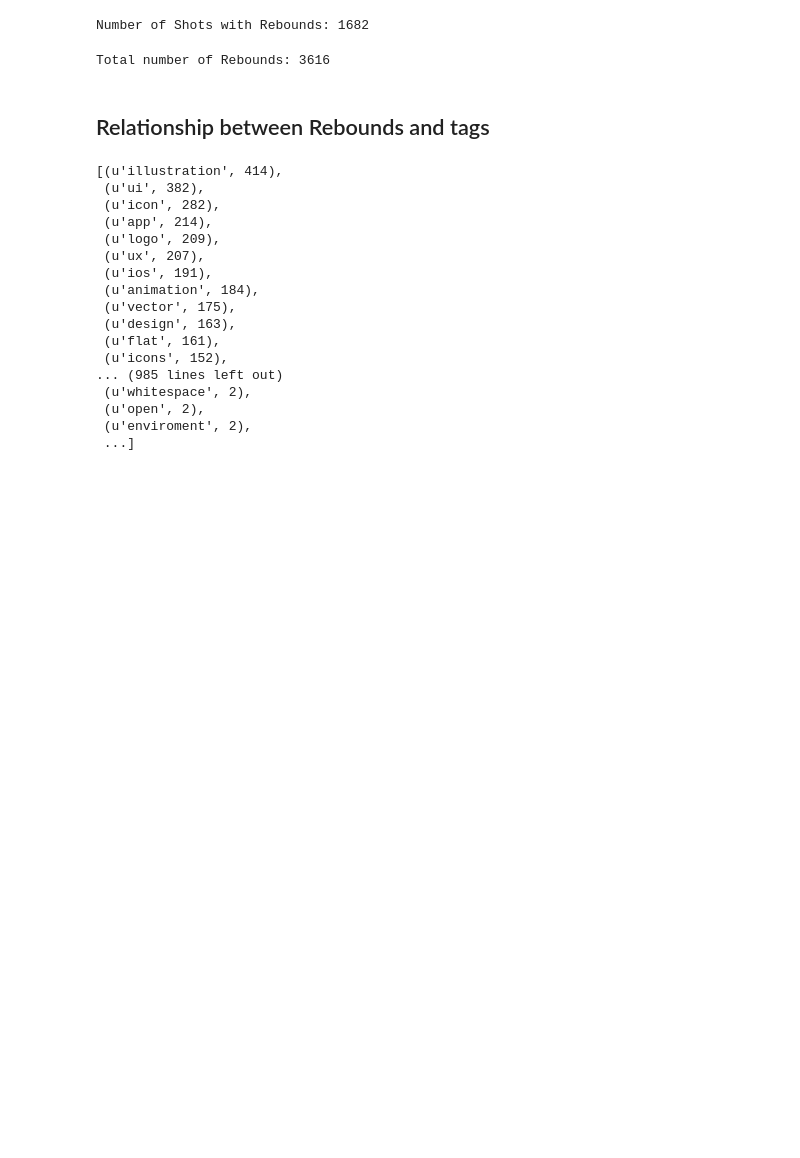
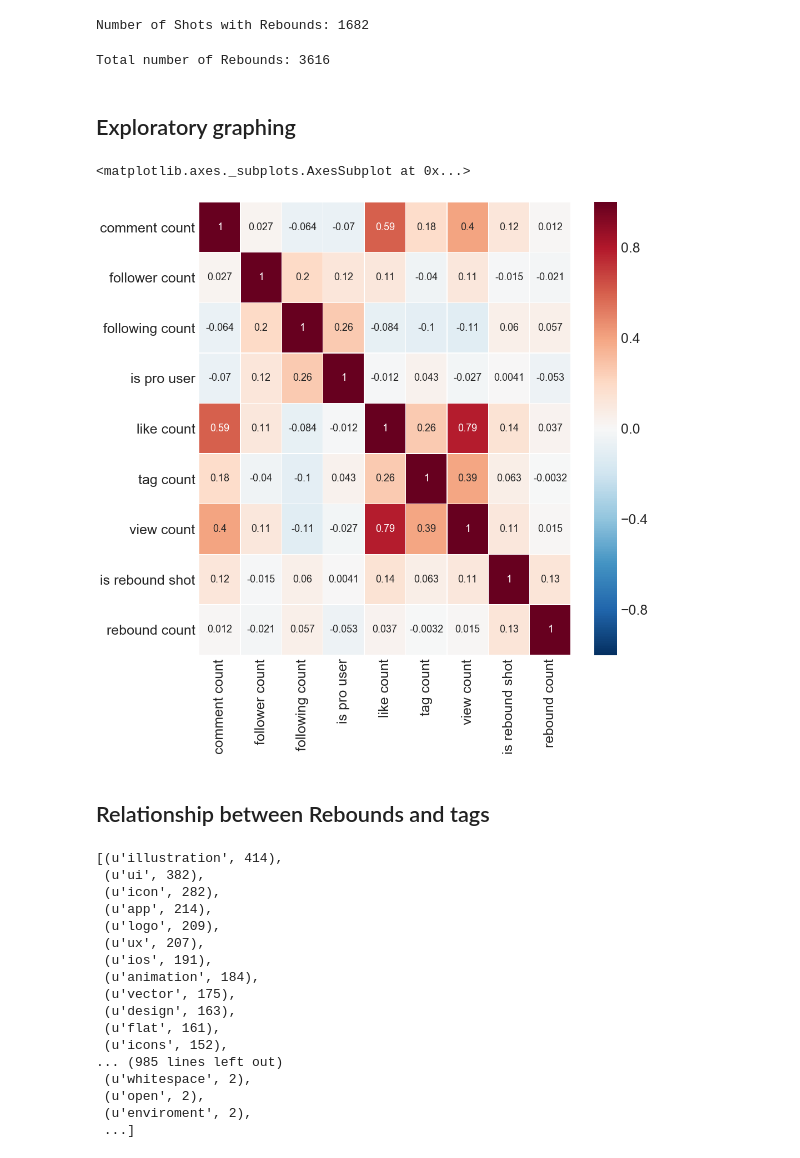
Before and after one commit to kapil1garg/sccs-dribble-parser, a Jupyter notebook: dribbble-scraping-kapil.ipynb, the cells around one changed output. Cells and saved outputs as stored; diff of their text form; code cells hidden in the pictures; blank space fills up the shorter version.

Commit message:
adding correlation heatmap

```diff
--- a/dribbble-scraping-kapil.ipynb
+++ b/dribbble-scraping-kapil.ipynb
@@ -106,6 +111,27 @@ else:
 print 'Total number of Rebounds: ' + str(len(all_rebounds))
 # %% [output]
 Total number of Rebounds: 3616
+# %% [markdown]
+## Exploratory graphing
+# %%
+# create data frame for shots to simplify plotting
+shot_data_df = pd.DataFrame(shot_data)
+del shot_data_df['tags']
+col_ordering = ['comment_count', 'follower_count', 'following_count', 'is_pro', \
+                'likes', 'tag_count', 'views', 'is_rebound',  'rebounds']
+shot_data_df = shot_data_df[col_ordering]
+# %%
+shot_corr = shot_data_df.corr()
+shot_corr_tick_labels = ['comment count', 'follower count', 'following count', 'is pro user', \
+                         'like count', 'tag count', 'view count', 'is rebound shot', 'rebound count']
+
+fig, ax = plt.subplots(figsize=(15, 15))
+sns.set(font_scale=2.5)
+sns.heatmap(shot_corr, xticklabels=shot_corr_tick_labels, yticklabels=shot_corr_tick_labels, \
+            linewidths=.5, ax=ax, annot=True, annot_kws={'size': 18})
+# %% [output]
+<matplotlib.axes._subplots.AxesSubplot at 0x...>
+[figure, added]
 # %% [markdown]
 ## Relationship between Rebounds and tags
 # %%
```
Also changed, not shown: parts of 3 cells of this notebook.
